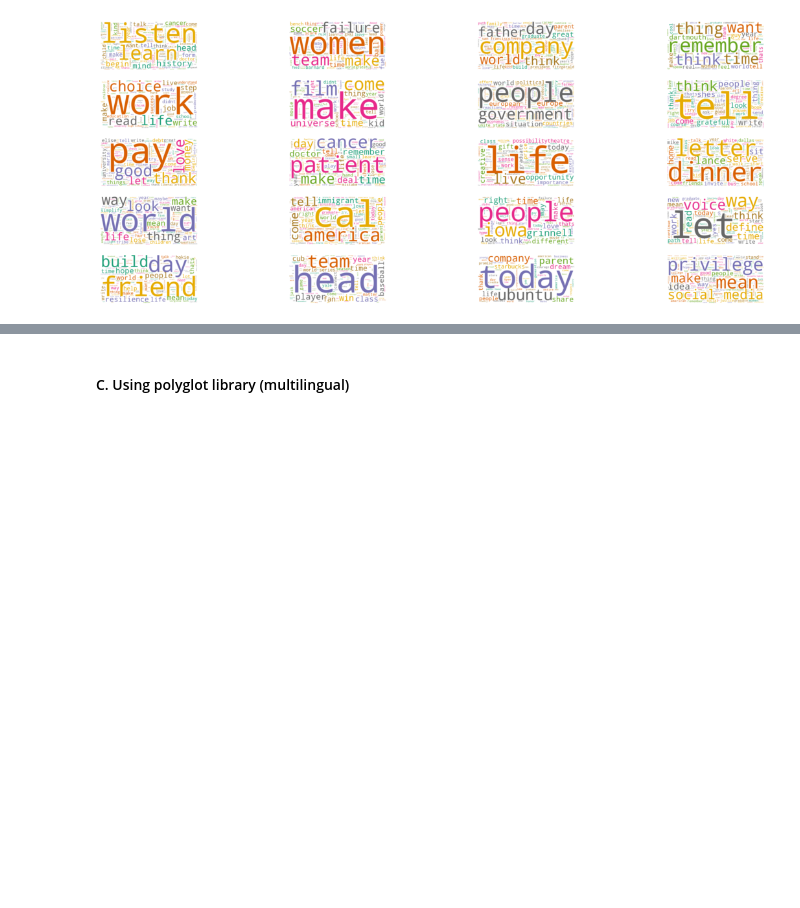
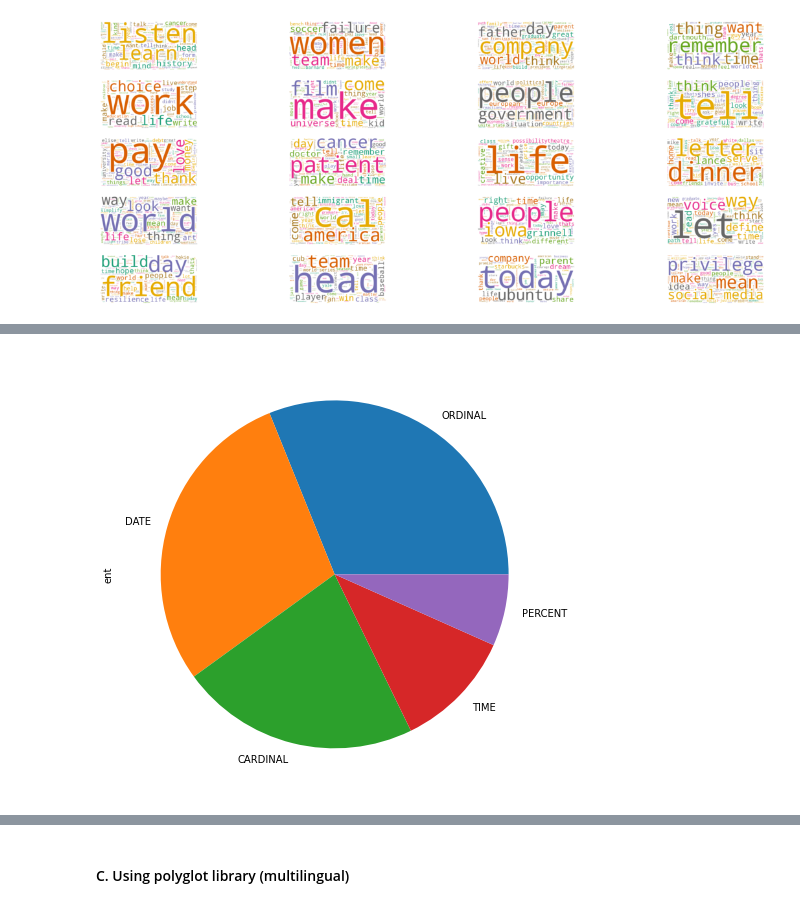
Before and after one commit to katiehuang1221/NLP-Analysis-On-Motivational-Speeches, a Jupyter notebook: notebook/03_data_cleaning_2.ipynb, the cells around one changed output, grey strips where cells are left out. Cells and saved outputs as stored; diff of their text form; code cells hidden in the pictures; blank space fills up the shorter version.

```diff
--- a/notebook/03_data_cleaning_2.ipynb
+++ b/notebook/03_data_cleaning_2.ipynb
@@ -284,0 +488,7 @@ plt.show()
+# %%
+# Generte named entities
+ne = [(ent.text, ent.label_) for ent in doc.ents]
+# print(ne)
+# %%
+ne_df = pd.DataFrame(ne,columns=['word','ent'])
+ne_df.head()
@@ -284,0 +502,4 @@ plt.show()
+# %%
+ne_df.ent.value_counts().plot(kind='pie');
+# %% [output]
+[figure, added]
```
Also changed, not shown: parts of 48 cells of this notebook, 1 other file.
